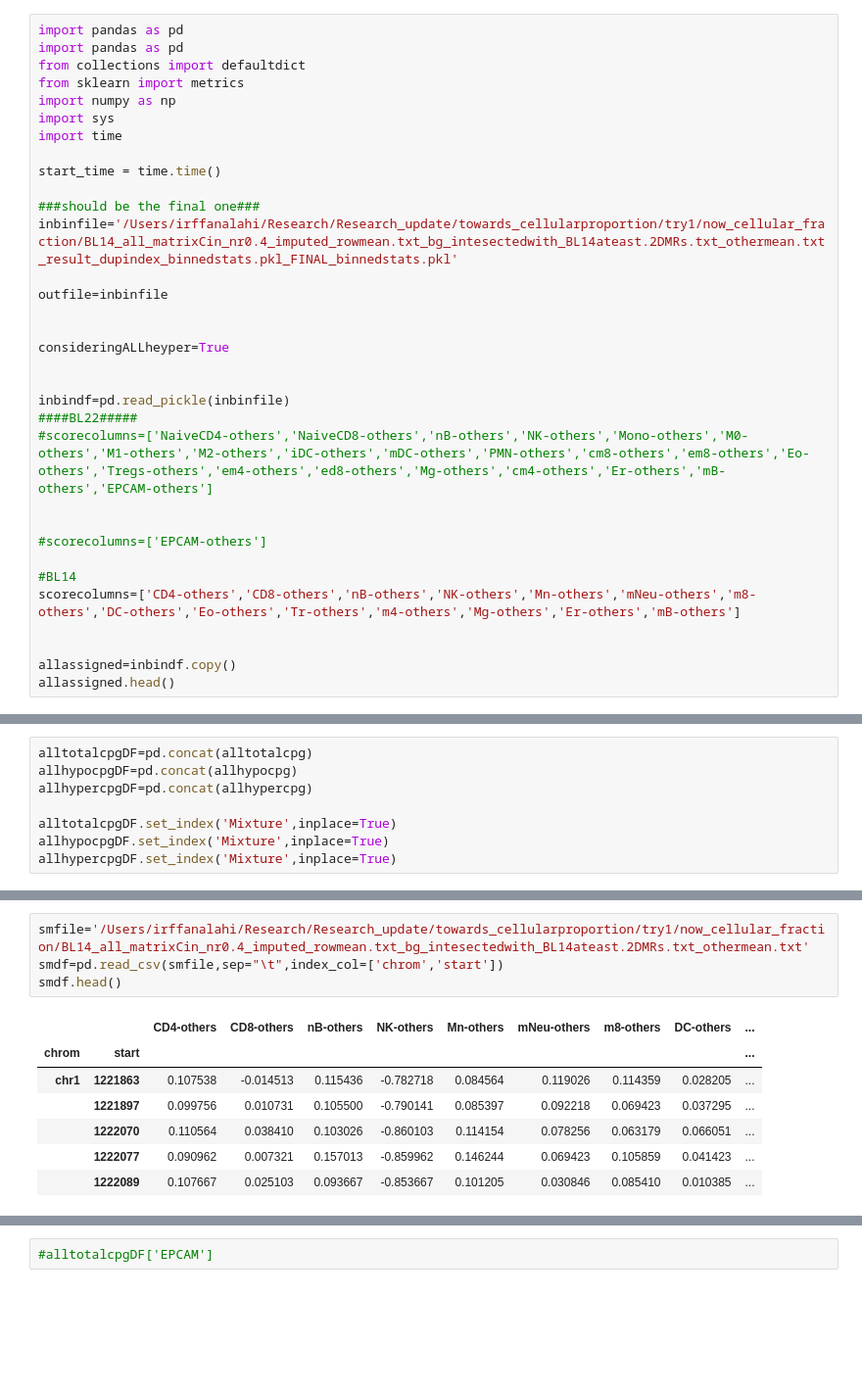
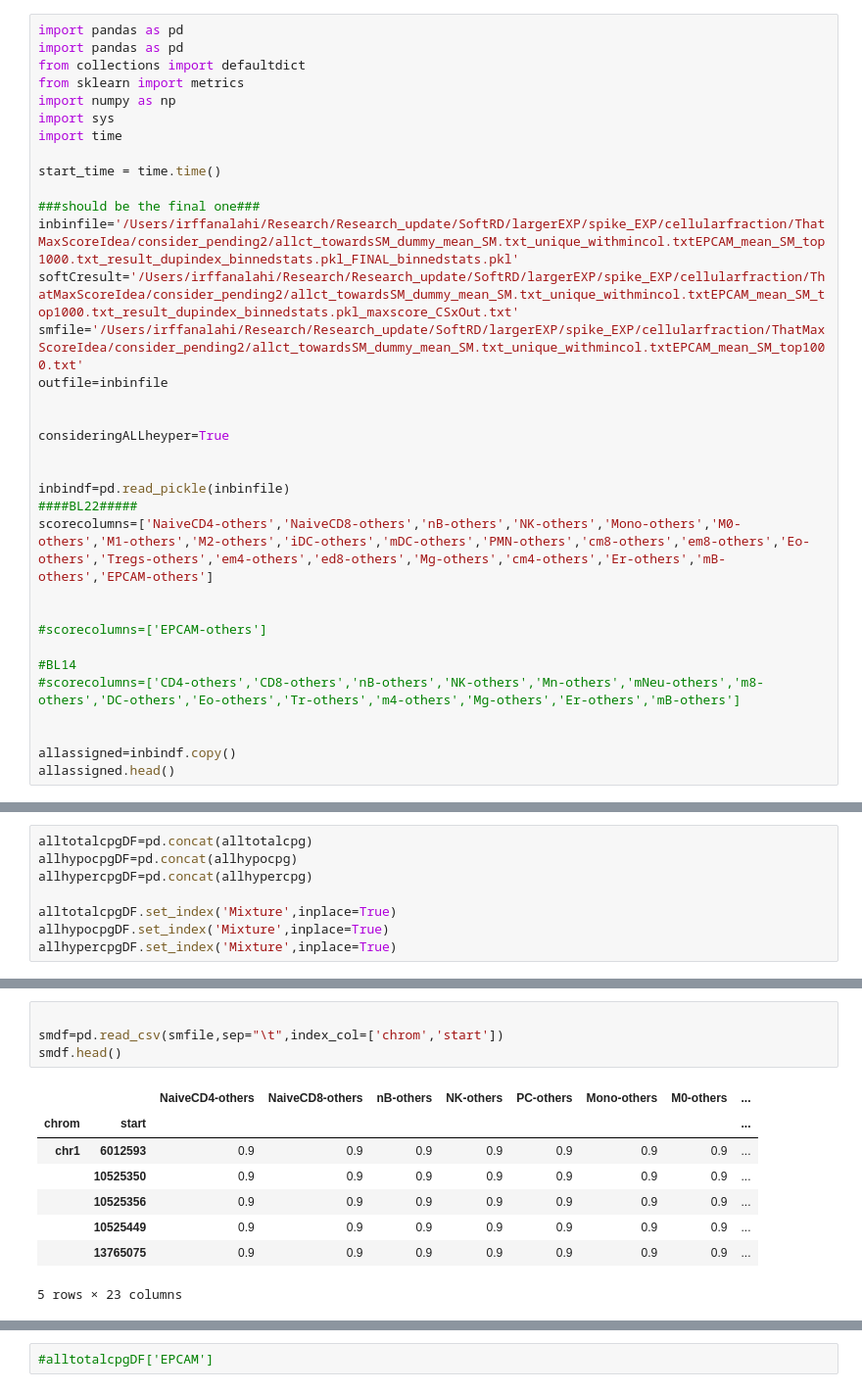
Before and after one commit to Irfanwustl/Research_code, a Jupyter notebook: MHB_per_read/softreadcounting/theoriticalmodel/softRC_theorittical.ipynb, the cells around one changed output, grey strips where cells are left out. Shown: that part at 98% size. Drawn from its saved outputs; the diff is of its cells as text; blank space fills up the shorter version.

```diff
--- a/MHB_per_read/softreadcounting/theoriticalmodel/softRC_theorittical.ipynb
+++ b/MHB_per_read/softreadcounting/theoriticalmodel/softRC_theorittical.ipynb
@@ -10,8 +10,9 @@ import time
 start_time = time.time()
 
 ###should be the final one###
-inbinfile='/Users/irffanalahi/Research/Research_update/towards_cellularproportion/try1/now_cellular_fraction/BL14_all_matrixCin_nr0.4_imputed_rowmean.txt_bg_intesectedwith_BL14ateast.2DMRs.txt_othermean.txt_result_dupindex_binnedstats.pkl_FINAL_binnedstats.pkl'
-
+inbinfile='/Users/irffanalahi/Research/Research_update/SoftRD/largerEXP/spike_EXP/cellularfraction/ThatMaxScoreIdea/consider_pending2/allct_towardsSM_dummy_mean_SM.txt_unique_withmincol.txtEPCAM_mean_SM_top1000.txt_result_dupindex_binnedstats.pkl_FINAL_binnedstats.pkl'
+softCresult='/Users/irffanalahi/Research/Research_update/SoftRD/largerEXP/spike_EXP/cellularfraction/ThatMaxScoreIdea/consider_pending2/allct_towardsSM_dummy_mean_SM.txt_unique_withmincol.txtEPCAM_mean_SM_top1000.txt_result_dupindex_binnedstats.pkl_maxscore_CSxOut.txt'
+smfile='/Users/irffanalahi/Research/Research_update/SoftRD/largerEXP/spike_EXP/cellularfraction/ThatMaxScoreIdea/consider_pending2/allct_towardsSM_dummy_mean_SM.txt_unique_withmincol.txtEPCAM_mean_SM_top1000.txt'
 outfile=inbinfile
 
 
@@ -20,13 +21,13 @@ consideringALLheyper=True
 
 inbindf=pd.read_pickle(inbinfile)
 ####BL22#####
-#scorecolumns=['NaiveCD4-others','NaiveCD8-others','nB-others','NK-others','Mono-others','M0-others','M1-others','M2-others','iDC-others','mDC-others','PMN-others','cm8-others','em8-others','Eo-others','Tregs-others','em4-others','ed8-others','Mg-others','cm4-others','Er-others','mB-others','EPCAM-others']
+scorecolumns=['NaiveCD4-others','NaiveCD8-others','nB-others','NK-others','Mono-others','M0-others','M1-others','M2-others','iDC-others','mDC-others','PMN-others','cm8-others','em8-others','Eo-others','Tregs-others','em4-others','ed8-others','Mg-others','cm4-others','Er-others','mB-others','EPCAM-others']
 
 
 #scorecolumns=['EPCAM-others']
 
 #BL14
-scorecolumns=['CD4-others','CD8-others','nB-others','NK-others','Mn-others','mNeu-others','m8-others','DC-others','Eo-others','Tr-others','m4-others','Mg-others','Er-others','mB-others']
+#scorecolumns=['CD4-others','CD8-others','nB-others','NK-others','Mn-others','mNeu-others','m8-others','DC-others','Eo-others','Tr-others','m4-others','Mg-others','Er-others','mB-others']
 
 
 allassigned=inbindf.copy()
@@ -237,15 +254,16 @@ allhypercpgDF.head()
 # %%
-smfile='/Users/irffanalahi/Research/Research_update/towards_cellularproportion/try1/now_cellular_fraction/BL14_all_matrixCin_nr0.4_imputed_rowmean.txt_bg_intesectedwith_BL14ateast.2DMRs.txt_othermean.txt'
+
 smdf=pd.read_csv(smfile,sep="\t",index_col=['chrom','start'])
 smdf.head()
 # %% [output]
-|  |  | CD4-others | CD8-others | nB-others | NK-others | Mn-others | mNeu-others | m8-others | DC-others | ... |
-| chrom | start |  |  |  |  |  |  |  |  | ... |
-| chr1 | 1221863 | 0.107538 | -0.014513 | 0.115436 | -0.782718 | 0.084564 | 0.119026 | 0.114359 | 0.028205 | ... |
-|  | 1221897 | 0.099756 | 0.010731 | 0.105500 | -0.790141 | 0.085397 | 0.092218 | 0.069423 | 0.037295 | ... |
-|  | 1222070 | 0.110564 | 0.038410 | 0.103026 | -0.860103 | 0.114154 | 0.078256 | 0.063179 | 0.066051 | ... |
-|  | 1222077 | 0.090962 | 0.007321 | 0.157013 | -0.859962 | 0.146244 | 0.069423 | 0.105859 | 0.041423 | ... |
-|  | 1222089 | 0.107667 | 0.025103 | 0.093667 | -0.853667 | 0.101205 | 0.030846 | 0.085410 | 0.010385 | ... |
+|  |  | NaiveCD4-others | NaiveCD8-others | nB-others | NK-others | PC-others | Mono-others | M0-others | ... |
+| chrom | start |  |  |  |  |  |  |  | ... |
+| chr1 | 6012593 | 0.9 | 0.9 | 0.9 | 0.9 | 0.9 | 0.9 | 0.9 | ... |
+|  | 10525350 | 0.9 | 0.9 | 0.9 | 0.9 | 0.9 | 0.9 | 0.9 | ... |
+|  | 10525356 | 0.9 | 0.9 | 0.9 | 0.9 | 0.9 | 0.9 | 0.9 | ... |
+|  | 10525449 | 0.9 | 0.9 | 0.9 | 0.9 | 0.9 | 0.9 | 0.9 | ... |
+|  | 13765075 | 0.9 | 0.9 | 0.9 | 0.9 | 0.9 | 0.9 | 0.9 | ... |
+5 rows × 23 columns
 # %%
 smdf['mincolname']=smdf.idxmin(axis=1)
 grouped=smdf.groupby('mincolname')
```
Also changed, not shown: parts of 18 cells of this notebook, 24 other files.
